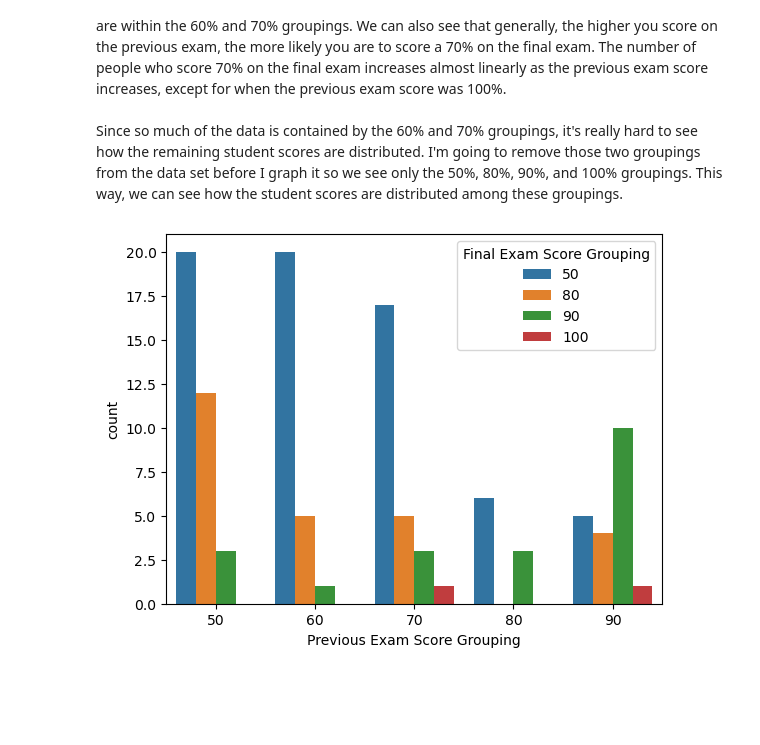
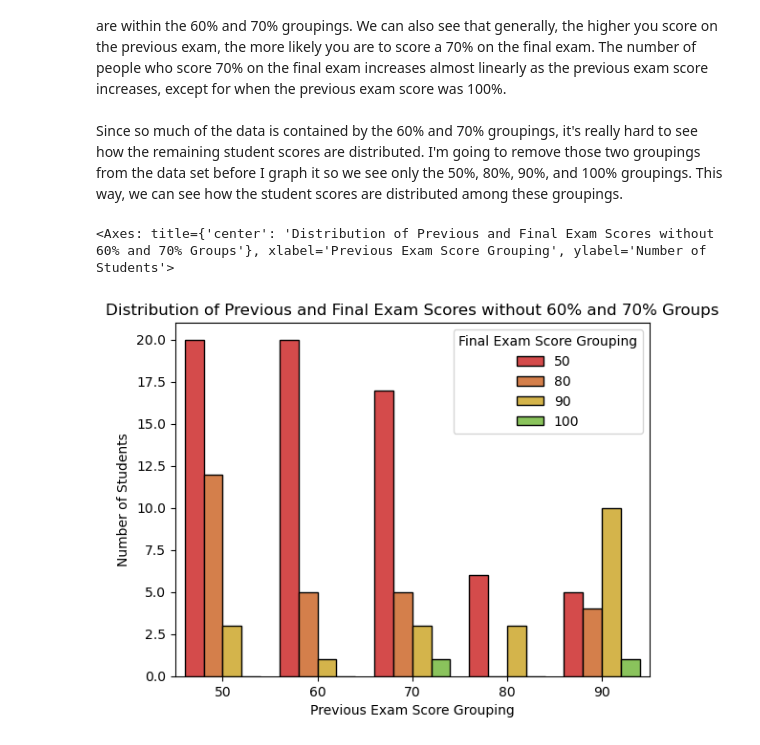
Before and after one commit to HTTime39/Scientific-Data-Analysis-Project, a Jupyter notebook: about-elements-impacting-student-success.ipynb, the cells around one changed output. Cells and saved outputs as stored; diff of their text form; code cells hidden in the pictures; blank space fills up the shorter version.

```diff
--- a/about-elements-impacting-student-success.ipynb
+++ b/about-elements-impacting-student-success.ipynb
@@ -134,10 +140,16 @@ Since so much of the data is contained by the 60% and 70% groupings, it's really
 # %%
 trimmedFinalExamScores = data.loc[data.loc[:]['Final Exam Score Grouping'] != 60]
 # Creating a view of the dataframe without the students who fall into the 60% final exam score grouping
 trimmedFinalExamScores = trimmedFinalExamScores[trimmedFinalExamScores.loc[:]['Final Exam Score Grouping'] != 70]
 # Removing the students who fall into the 70% final exam score grouping from the view created on the previous line
 
-scoresBarPlot = sns.countplot(data=trimmedFinalExamScores, x='Previous Exam Score Grouping', hue='Final Exam Score Grouping')
-# Creating a countplot modeling the relationship between previous exam scores and final exam scores without the 60% and 70% groups
+scoresBarPlot = sns.countplot(data=trimmedFinalExamScores, x='Previous Exam Score Grouping', hue='Final Exam Score Grouping',
+                              palette=['#eb3434','#eb7a34','#ebc034','#88d44b'],
+                              edgecolor='black')
+scoresBarPlot.set(title='Distribution of Previous and Final Exam Scores without 60% and 70% Groups',
+                  ylabel='Number of Students')
+# Creating and styling a countplot modeling the relationship between previous exam scores and final exam scores without the 60% and 70% groups
+display(scoresBarPlot)
 # %% [output]
+<Axes: title={'center': 'Distribution of Previous and Final Exam Scores without 60% and 70% Groups'}, xlabel='Previous Exam Score Grouping', ylabel='Number of Students'>
-[figure, old version]
+[figure, new version]
```
Also changed, not shown: parts of 1 cell of this notebook.
